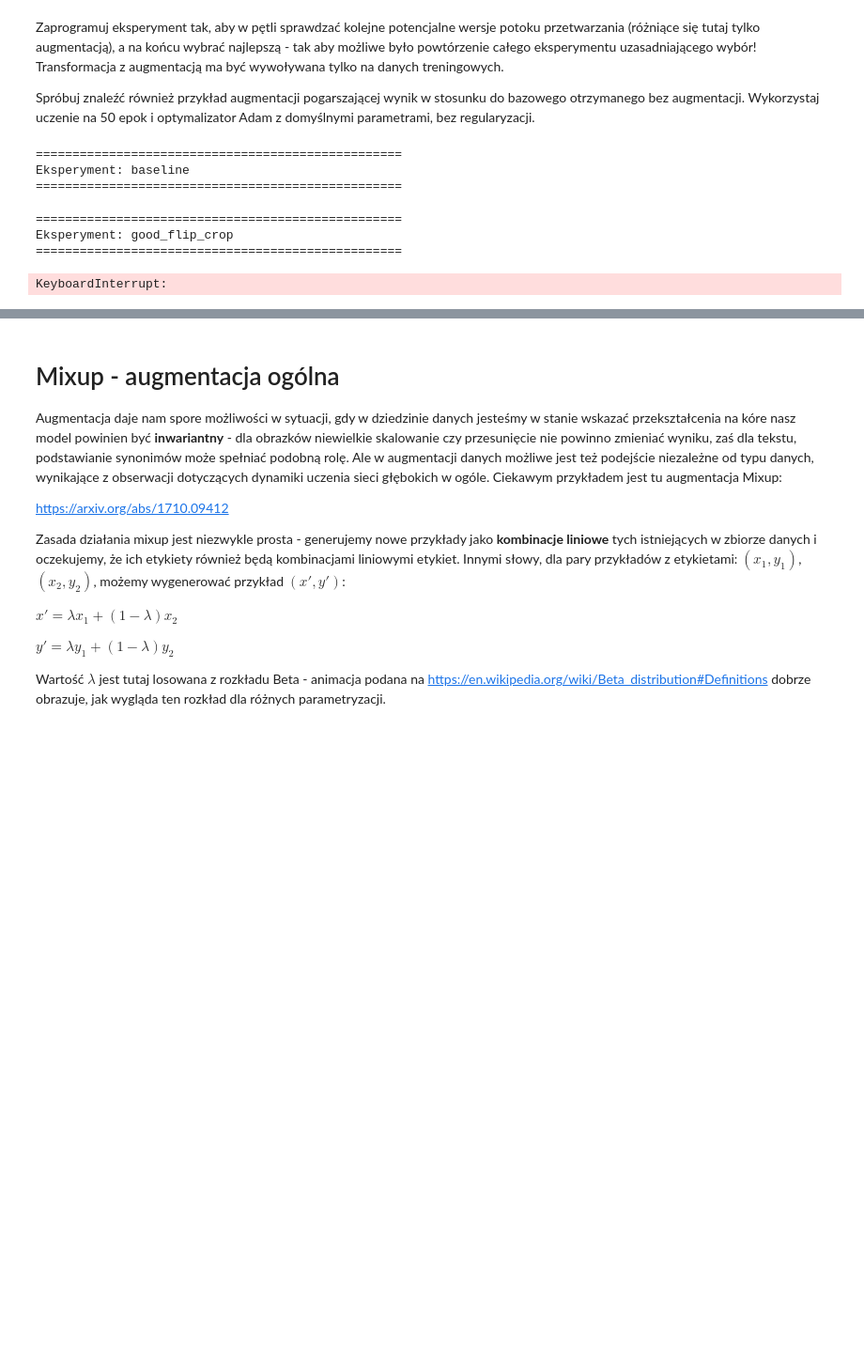
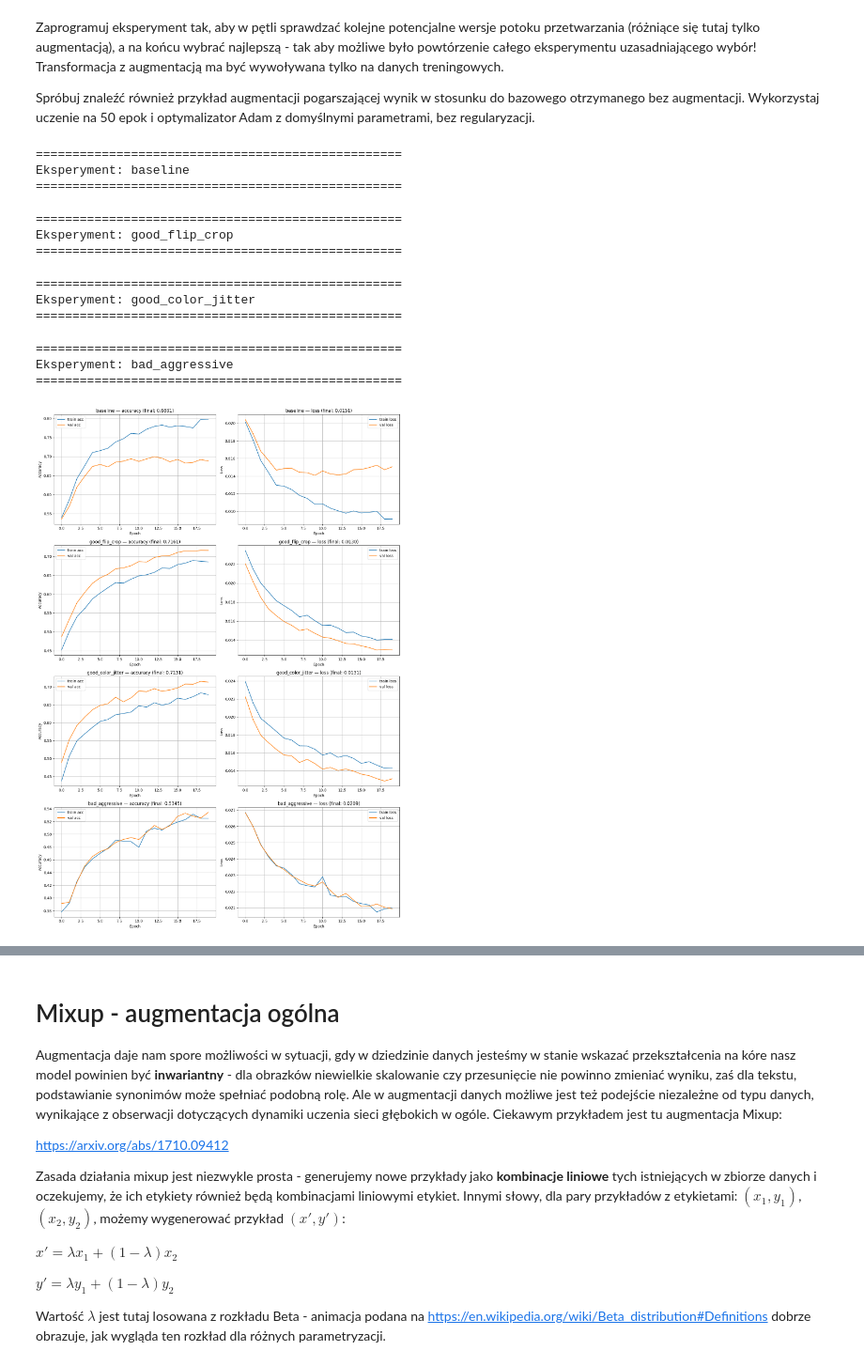
Before and after one commit to mikolaj-olesinski/Deep-Neural-Networks-PWR, a Jupyter notebook: lab6/lab6.ipynb, the cells around one changed output, grey strips where cells are left out. Shown at 94% size. Drawn from its saved outputs; the diff is of its cells as text; code cells hidden in the pictures; blank space fills up the shorter version.

```diff
--- a/lab6/lab6.ipynb
+++ b/lab6/lab6.ipynb
@@ -181,8 +181,8 @@ augmentations = {
 test_ds = torchvision.datasets.CIFAR10("cifar_root", transform=to_tensor, train=False, download=True)
 test_dl = DataLoader(test_ds, batch_size=64, pin_memory=True)
 
-results = {}      # final acc
-histories = {}    # krzywe per epoka
+results = {}
+histories = {}
 
 for name, train_transform in tqdm(augmentations.items(), desc="Eksperymenty"):
     print(f"\n{'='*50}\nEksperyment: {name}\n{'='*50}")
@@ -192,11 +192,11 @@ for name, train_transform in tqdm(augmentations.items(), desc="Eksperymenty"):
     train_ds = torchvision.datasets.CIFAR10("cifar_root", transform=train_transform, download=True)
     train_dl = DataLoader(train_ds, batch_size=64, shuffle=True, pin_memory=True)
 
-    model = ThreeLayerCNN(channels=CHANNELS)
+    model = ThreeLayerCNN(channels=CHANNELS, labels=10)
     optimiser = optim.Adam(model.parameters())
     loss_fn = nn.CrossEntropyLoss()
 
-    train_accs, val_accs = [], []
+    train_accs, val_accs, train_losses, val_losses = [], [], [], []
 
     for epoch in tqdm(range(EPOCHS), desc=name, leave=False):
         model.train()
@@ -206,60 +206,68 @@ for name, train_transform in tqdm(augmentations.items(), desc="Eksperymenty"):
             loss.backward()
             optimiser.step()
             optimiser.zero_grad()
 
         model.eval()
         with torch.no_grad():
-            _, train_acc = validate(model, loss_fn, train_dl)
-            _, val_acc   = validate(model, loss_fn, test_dl)
+            train_loss, train_acc = validate(model, loss_fn, train_dl)
+            val_loss, val_acc     = validate(model, loss_fn, test_dl)
         train_accs.append(train_acc.item())
         val_accs.append(val_acc.item())
+        train_losses.append(train_loss.item())
+        val_losses.append(val_loss.item())
 
-    histories[name] = (train_accs, val_accs)
-    results[name] = val_accs[-1]
+    histories[name] = (train_accs, val_accs, train_losses, val_losses)
+    results[name] = {"acc": val_accs[-1], "loss": val_losses[-1]}
 
-# ── Wykresy ───────────────────────────────────────────────────────────────────
 
-fig, axes = plt.subplots(2, 2, figsize=(14, 10))
-axes = axes.flatten()
+fig, axes = plt.subplots(4, 2, figsize=(14, 20))
 
-for i, (name, (train_accs, val_accs)) in enumerate(histories.items()):
-    ax = axes[i]
+for i, (name, (train_accs, val_accs, train_losses, val_losses)) in enumerate(histories.items()):
+    # Accuracy
+    ax = axes[i][0]
     ax.plot(train_accs, label="train acc")
     ax.plot(val_accs,   label="val acc")
-    ax.set_title(f"{name}\n(final val acc: {val_accs[-1]:.4f})")
+    ax.set_title(f"{name} — accuracy (final: {val_accs[-1]:.4f})")
     ax.set_xlabel("Epoch")
     ax.set_ylabel("Accuracy")
+    ax.legend()
+    ax.grid(True)
+
+    # Loss
+    ax = axes[i][1]
+    ax.plot(train_losses, label="train loss")
+    ax.plot(val_losses,   label="val loss")
+    ax.set_title(f"{name} — loss (final: {val_losses[-1]:.4f})")
+    ax.set_xlabel("Epoch")
+    ax.set_ylabel("Loss")
     ax.legend()
     ax.grid(True)
 
 plt.tight_layout()
 plt.show()
 
-# ── Podsumowanie słupkowe ─────────────────────────────────────────────────────
 
-plt.figure(figsize=(8, 4))
-names = list(results.keys())
-accs  = list(results.values())
-colors = ["green" if a >= results["baseline"] else "red" for a in accs]
-plt.bar(names, accs, color=colors)
-plt.axhline(y=results["baseline"], color="blue", linestyle="--", label="baseline")
-plt.ylabel("Test accuracy")
-plt.title("Augmentaion comparison (green = better than baseline, red = worse)")
-plt.legend()
-plt.xticks(rotation=15)
-plt.tight_layout()
-plt.show()
-
-print(f"\n{'='*50}\RESULTS:\n{'='*50}")
-for name, acc in sorted(results.items(), key=lambda x: x[1], reverse=True):
-    diff = acc - results["baseline"]
-    sign = "+" if diff >= 0 else ""
-    print(f"  {name:<25} acc = {acc:.4f}  ({sign}{diff:.4f} vs baseline)")
+print(f"\n{'='*50}\nPODSUMOWANIE:\n{'='*50}")
+baseline_acc  = results["baseline"]["acc"]
+baseline_loss = results["baseline"]["loss"]
+for name, r in sorted(results.items(), key=lambda x: x[1]["acc"], reverse=True):
+    diff_acc  = r["acc"]  - baseline_acc
+    diff_loss = r["loss"] - baseline_loss
+    sign_acc  = "+" if diff_acc  >= 0 else ""
+    sign_loss = "+" if diff_loss >= 0 else ""
+    marker = "" if name == "baseline" else f"  ({sign_acc}{diff_acc:.4f} acc, {sign_loss}{diff_loss:.4f} loss vs baseline)"
+    print(f"  {name:<25} acc = {r['acc']:.4f}  loss = {r['loss']:.4f}{marker}")
 # %% [output]
 ==================================================
 Eksperyment: baseline
 ==================================================
 ==================================================
 Eksperyment: good_flip_crop
 ==================================================
-KeyboardInterrupt:
+==================================================
+Eksperyment: good_color_jitter
+==================================================
+==================================================
+Eksperyment: bad_aggressive
+==================================================
+[figure, added]
```
Also changed, not shown: parts of 6 cells of this notebook.
